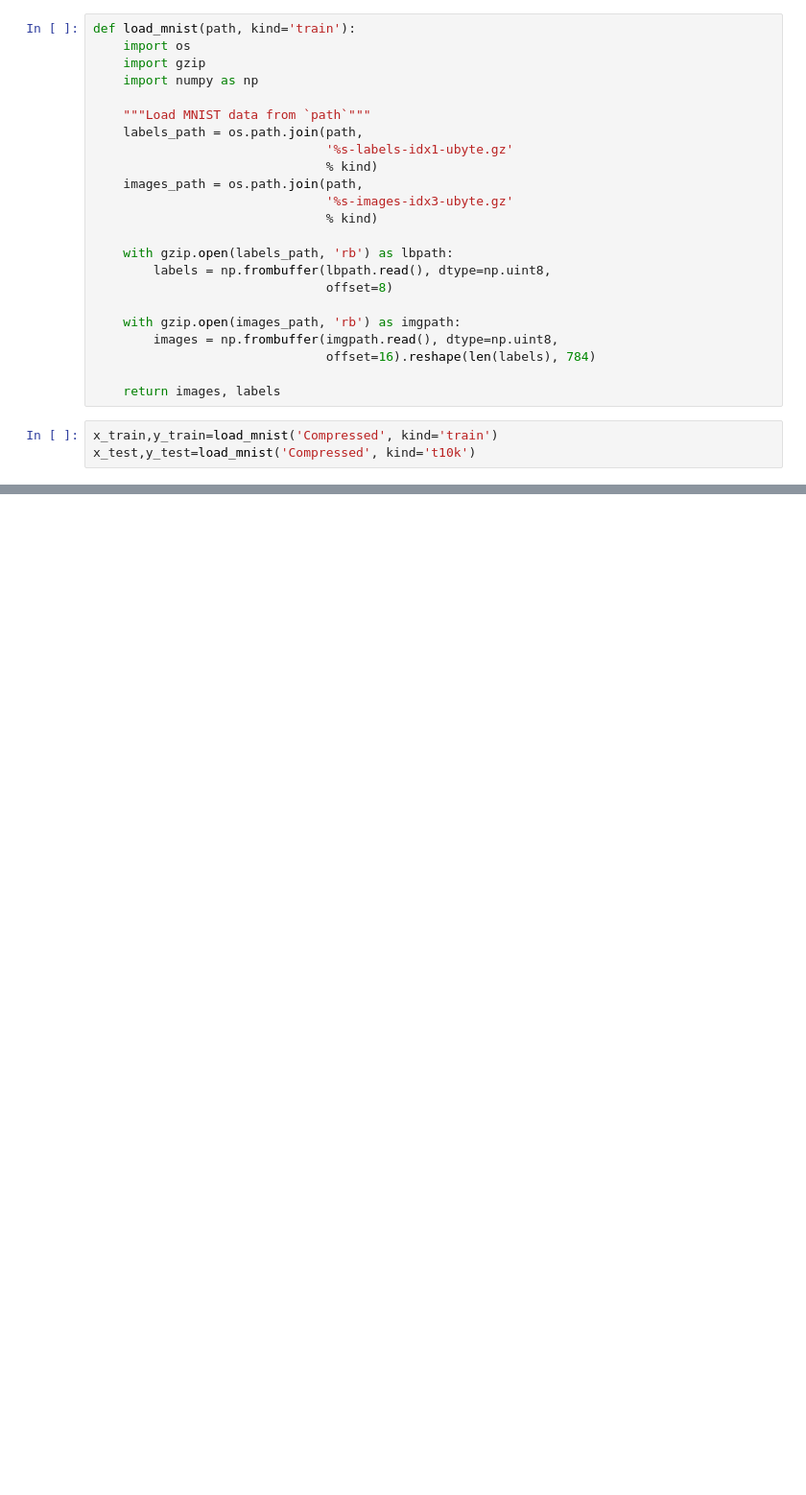
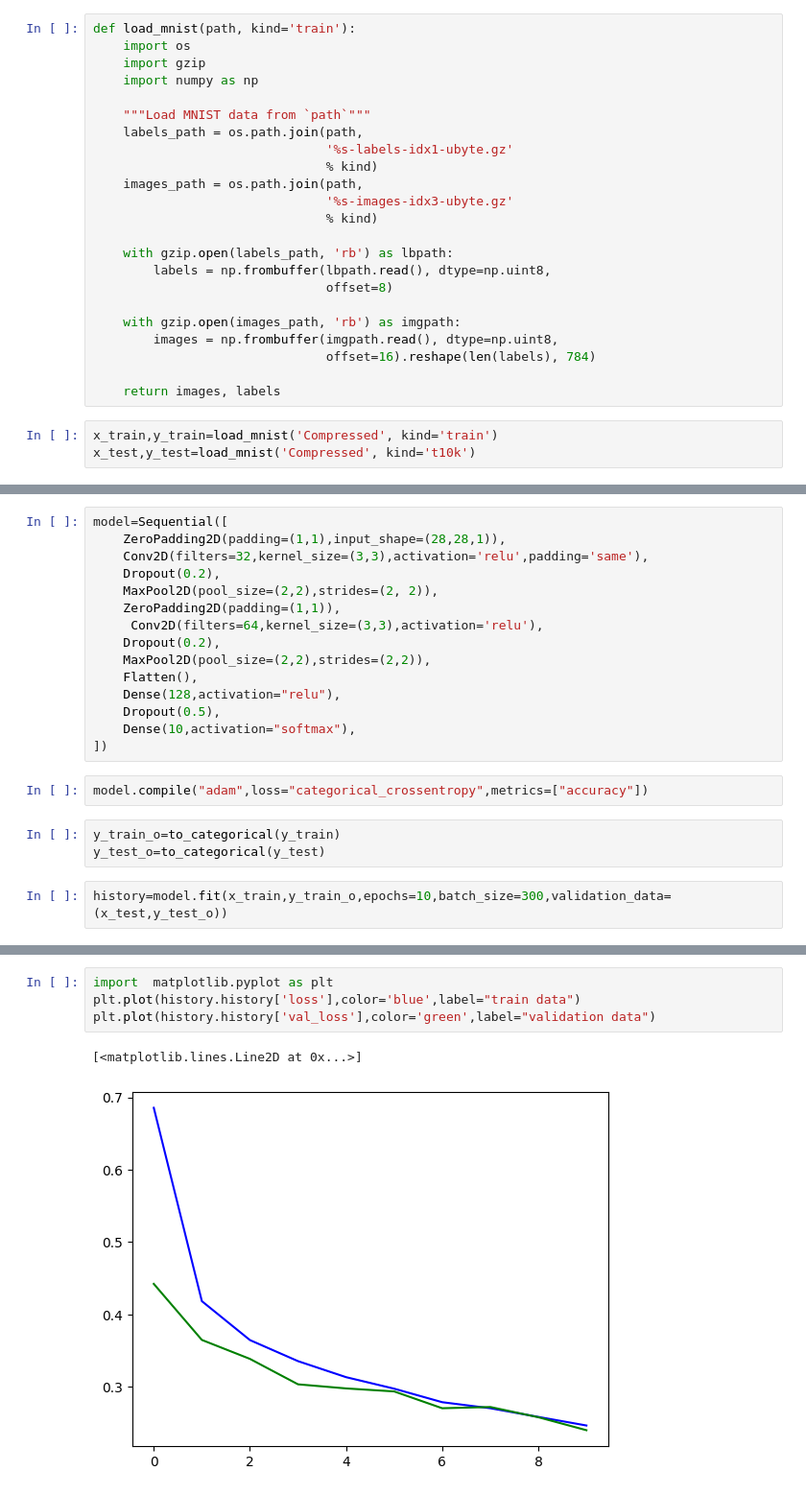
Before and after one commit to parnia-alipour/Deep-learning, a Jupyter notebook: FashionMNIST.ipynb, the cells around one changed output, grey strips where cells are left out. Shown at 96% size. Saved outputs shown, nothing was run; the diff lists cells and outputs as text; blank space fills up the shorter version.

Commit message:
add new model

```diff
--- a/FashionMNIST.ipynb
+++ b/FashionMNIST.ipynb
@@ -34,0 +70,22 @@ x_test,y_test=load_mnist('Compressed', kind='t10k')
+# %%
+model=Sequential([
+    ZeroPadding2D(padding=(1,1),input_shape=(28,28,1)),
+    Conv2D(filters=32,kernel_size=(3,3),activation='relu',padding='same'),
+    Dropout(0.2),
+    MaxPool2D(pool_size=(2,2),strides=(2, 2)),
+    ZeroPadding2D(padding=(1,1)),
+     Conv2D(filters=64,kernel_size=(3,3),activation='relu'),
+    Dropout(0.2),
+    MaxPool2D(pool_size=(2,2),strides=(2,2)),
+    Flatten(),
+    Dense(128,activation="relu"),
+    Dropout(0.5),
+    Dense(10,activation="softmax"),
+])
+# %%
+model.compile("adam",loss="categorical_crossentropy",metrics=["accuracy"])
+# %%
+y_train_o=to_categorical(y_train)
+y_test_o=to_categorical(y_test)
+# %%
+history=model.fit(x_train,y_train_o,epochs=10,batch_size=300,validation_data=(x_test,y_test_o))
@@ -34,0 +113,7 @@ x_test,y_test=load_mnist('Compressed', kind='t10k')
+# %%
+import  matplotlib.pyplot as plt
+plt.plot(history.history['loss'],color='blue',label="train data")
+plt.plot(history.history['val_loss'],color='green',label="validation data")
+# %% [output]
+[<matplotlib.lines.Line2D at 0x...>]
+[figure, added]
```
Also changed, not shown: parts of 12 cells of this notebook, 1 other file.
